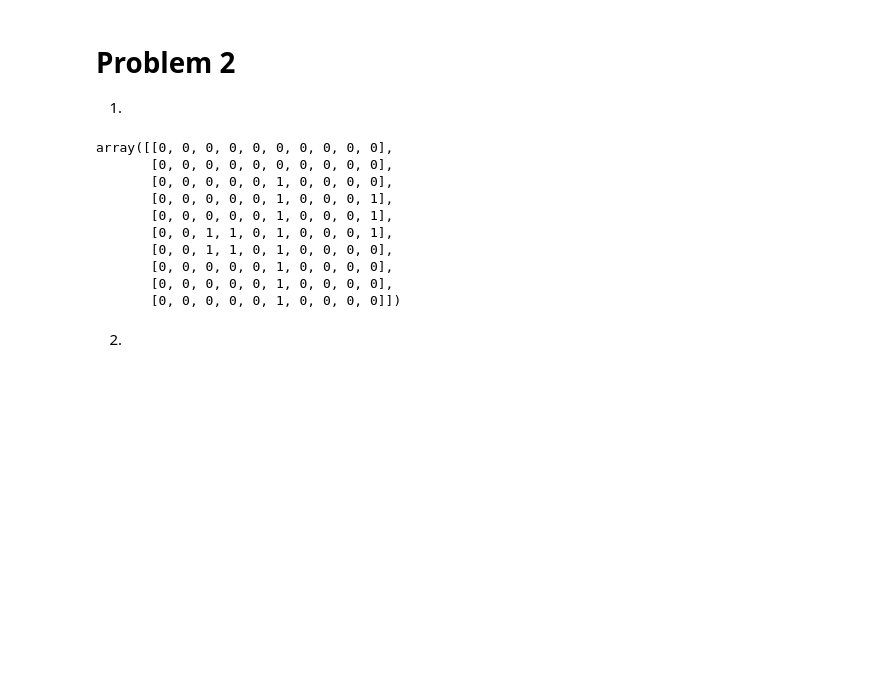
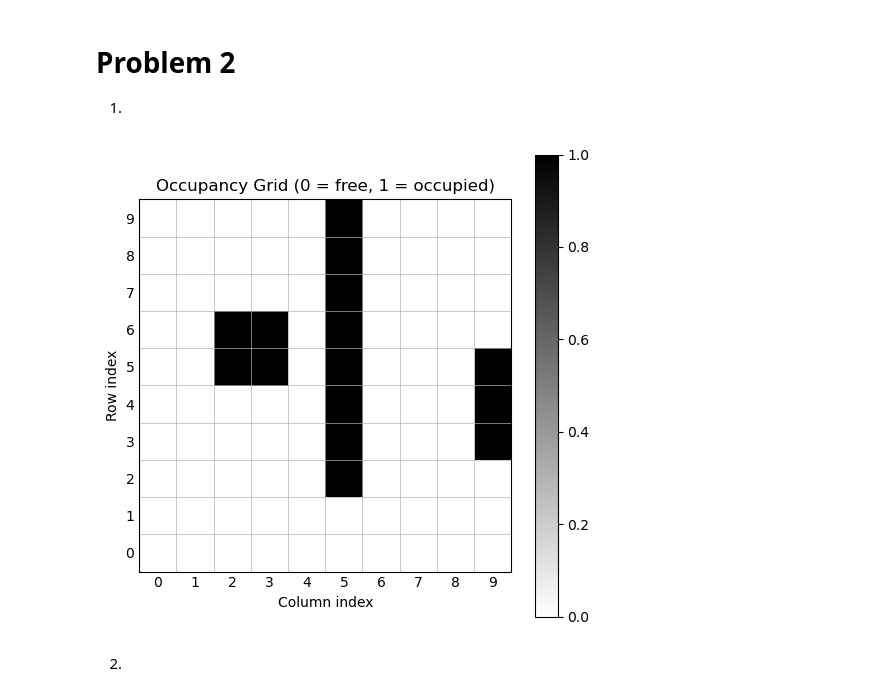
Before and after one commit to valentine-alia/MAE-6870, a Jupyter notebook: HW1_Files/HW1_Template.ipynb, the cells around one changed output. Drawn from its saved outputs; the diff is of its cells as text; code cells hidden in the pictures; blank space fills up the shorter version.

```diff
--- a/HW1_Files/HW1_Template.ipynb
+++ b/HW1_Files/HW1_Template.ipynb
@@ -531,18 +531,27 @@ It seems the convergence with switching is faster than how long it takes (b) to
 1.
 # %%
 room_10x10 = np.loadtxt("room_10x10.csv",int,delimiter=",") #indexes by row, column from top left
-room_10x10
+
+# plotting function provided with assignment
+def plot_occupancy(grid, title="Occupancy Grid (0 = free, 1 = occupied)",cmap = "binary"):
+    fig, ax = plt.subplots(figsize=(6, 6))
+    im = ax.imshow(grid, origin='lower', interpolation='none', cmap=cmap, vmin=0, vmax=1)
+    ax.set_title(title)
+    ax.set_xlabel('Column index')
+    ax.set_ylabel('Row index')
+    ax.set_xticks(np.arange(0, grid.shape[1], 1))
+    ax.set_yticks(np.arange(0, grid.shape[0], 1))
+    # Draw gridlines at cell boundaries
+    ax.set_xticks(np.arange(-0.5, grid.shape[1], 1), minor=True)
+    ax.set_yticks(np.arange(-0.5, grid.shape[0], 1), minor=True)
+    ax.grid(which='minor', linestyle='-', linewidth=0.5)
+    ax.tick_params(axis='both', which='both', length=0)
+    fig.colorbar(im)
+    plt.show()
+
+plot_occupancy(room_10x10)
 # %% [output]
-array([[0, 0, 0, 0, 0, 0, 0, 0, 0, 0],
-       [0, 0, 0, 0, 0, 0, 0, 0, 0, 0],
-       [0, 0, 0, 0, 0, 1, 0, 0, 0, 0],
-       [0, 0, 0, 0, 0, 1, 0, 0, 0, 1],
-       [0, 0, 0, 0, 0, 1, 0, 0, 0, 1],
-       [0, 0, 1, 1, 0, 1, 0, 0, 0, 1],
-       [0, 0, 1, 1, 0, 1, 0, 0, 0, 0],
-       [0, 0, 0, 0, 0, 1, 0, 0, 0, 0],
-       [0, 0, 0, 0, 0, 1, 0, 0, 0, 0],
-       [0, 0, 0, 0, 0, 1, 0, 0, 0, 0]])
+[figure, added]
 # %%
 def check_connected(rcA,rcB,n,h,room_10x10):
     t = np.linspace(0,1,n)[:, None]
```
Also changed, not shown: parts of 22 cells of this notebook.
